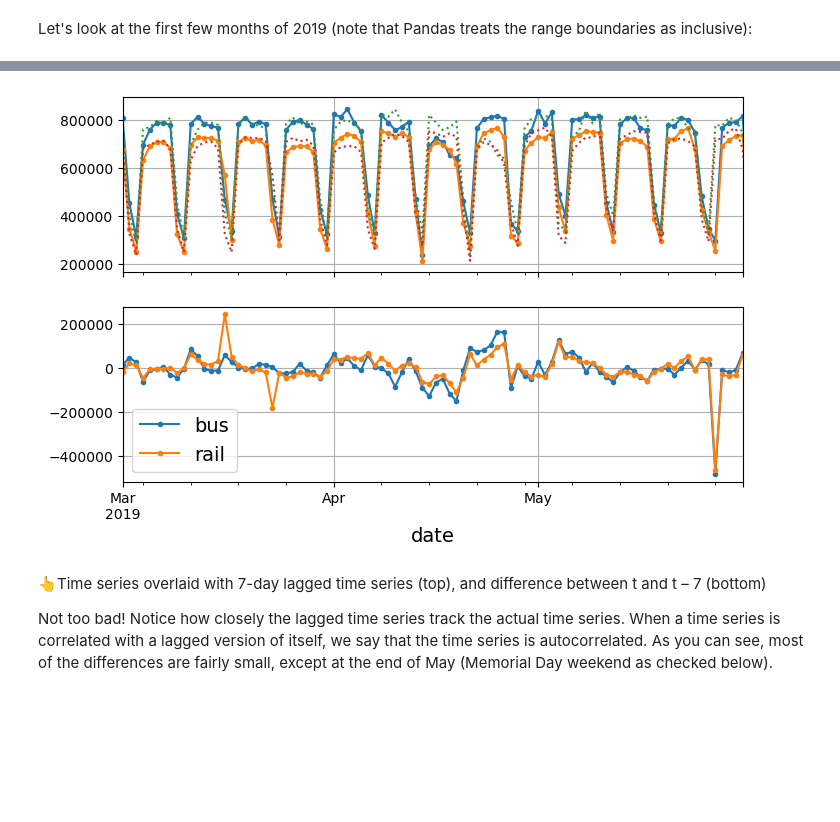
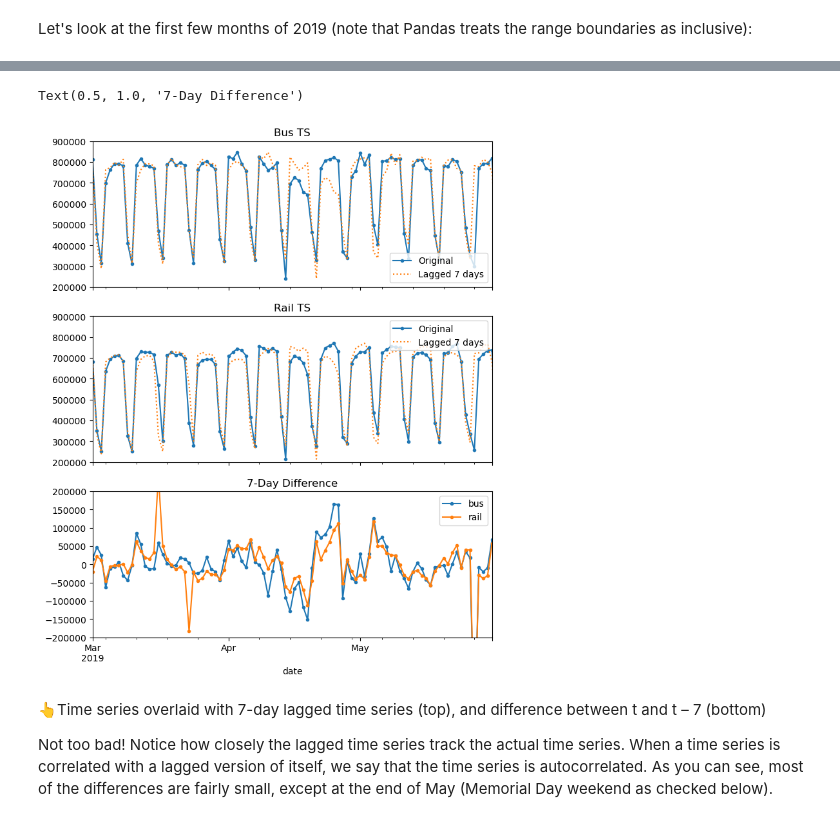
Before and after one commit to rsnemmen/chicago-transit-forecasting, a Jupyter notebook: 1-basics, ARIMA.ipynb, the cells around one changed output, grey strips where cells are left out. Cells and saved outputs as stored; diff of their text form; code cells hidden in the pictures; blank space fills up the shorter version.

```diff
--- a/1-basics, ARIMA.ipynb
+++ b/1-basics, ARIMA.ipynb
@@ -87,14 +99,29 @@ minus the value at time t – 7); this is called differencing.
 # %%
 diff_7 = df[["bus", "rail"]].diff(7)["2019-03":"2019-05"]
 
-fig, axs = plt.subplots(2, 1, sharex=True, figsize=(8, 5))
-df.plot(ax=axs[0], legend=False, marker=".")  # original time series
-df.shift(7).plot(ax=axs[0], grid=True, legend=False, linestyle=":")  # lagged
-diff_7.plot(ax=axs[1], grid=True, marker=".")  # 7-day difference time series
-axs[0].set_ylim([170_000, 900_000])  # extra code – beautifies the plot
-plt.show()
+fig, axs = plt.subplots(3, 1, sharex=True, figsize=(8, 10))
+#df.plot(ax=axs[0], legend=False, marker=".")  # original time series
+#df.shift(7).plot(ax=axs[0], grid=True, legend=False, linestyle=":")  # lagged
+
+df['bus'].plot(ax=axs[0], marker=".", label='Original')
+df['bus'].shift(7).plot(ax=axs[0], linestyle=":", label='Lagged 7 days')
+axs[0].set_ylim([2e5, 9e5])
+axs[0].legend(loc="lower right")
+
+df['rail'].plot(ax=axs[1], marker=".", label='Original')
+df['rail'].shift(7).plot(ax=axs[1], linestyle=":", label='Lagged 7 days')
+axs[1].set_ylim([2e5, 9e5])
+axs[1].legend(loc="upper right")
+
+diff_7.plot(ax=axs[2], marker=".")  # 7-day difference time series
+axs[2].set_ylim([-2e5, 2e5])
+
+axs[0].set_title("Bus TS")
+axs[1].set_title("Rail TS")
+axs[2].set_title("7-Day Difference")
 # %% [output]
+Text(0.5, 1.0, '7-Day Difference')
-[figure, old version]
+[figure, new version]
 # %% [markdown]
 👆Time series overlaid with 7-day lagged time series (top), and difference between t and t – 7 (bottom)
 
```
Also changed, not shown: parts of 15 cells of this notebook.
